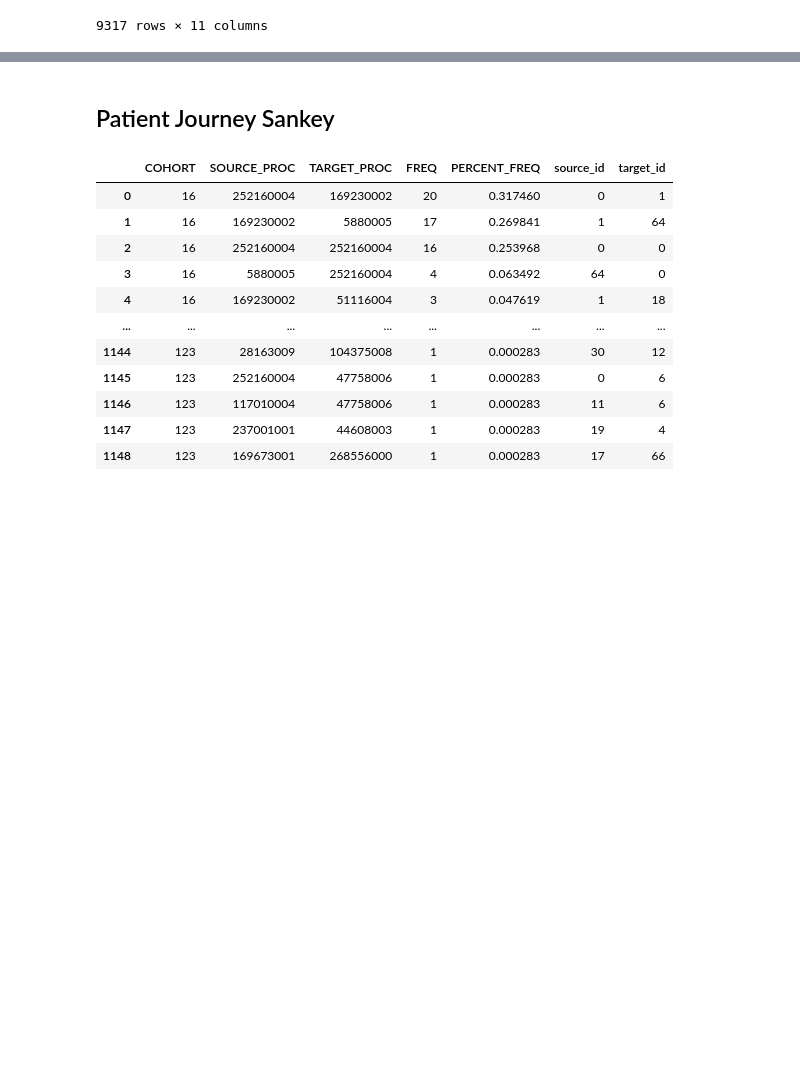
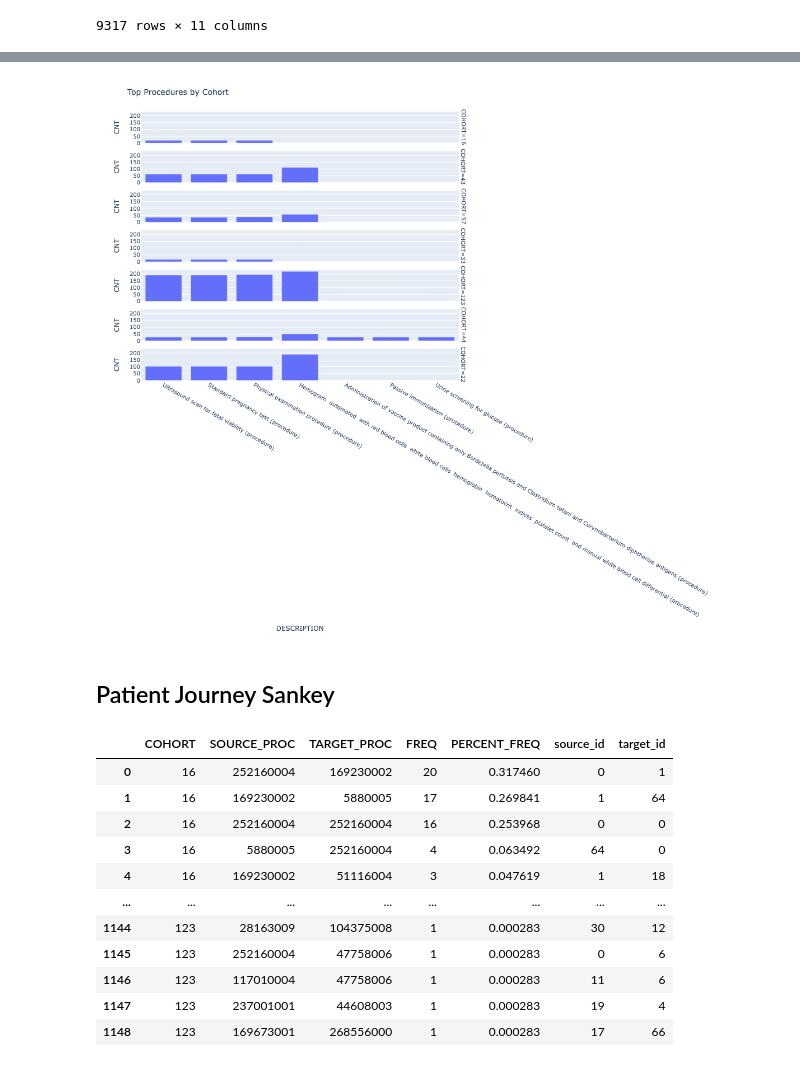
Before and after one commit to stumoore/snowflake-graph-analytics, a Jupyter notebook: patient-journey/pj-demo-step3-insights.ipynb, the cells around one changed output, grey strips where cells are left out. Saved outputs shown, nothing was run; the diff lists cells and outputs as text; code cells hidden in the pictures; blank space fills up the shorter version.

Commit message:
Updating Visuals in Patient Journey Notebook

```diff
--- a/patient-journey/pj-demo-step3-insights.ipynb
+++ b/patient-journey/pj-demo-step3-insights.ipynb
@@ -4,7 +4,7 @@
 from snowflake.snowpark import Session
 from snowflake.snowpark.version import VERSION
 
-session = Session.builder.config("connection_name", "patient_journey").create()
+session = Session.builder.config("connection_name", "patient_journey2").create()
 # %%
 snowflake_environment = session.sql('SELECT current_user(), current_version()').collect()
 snowpark_version = VERSION
@@ -166,0 +113,15 @@ fig.show()
+# %%
+proc_cohort_agg_df = session.sql(f'''
+    SELECT Cohort, Code, Description, Cnt, Rank
+    FROM (
+        SELECT Cohort, Code, Description, Cnt, RANK() OVER (PARTITION BY Cohort ORDER BY Cnt DESC) AS Rank
+        FROM (
+            SELECT Cohort, Code, Description, COUNT(*) AS Cnt
+            FROM PATIENT_DB.PUBLIC.PROCEDURE_COHORTS
+            GROUP BY Cohort, Code, Description
+        )
+    )
+    WHERE Rank <=3
+''').to_pandas()
+#proc_cohort_agg_df['COHORT'] = proc_cohort_agg_df['COHORT'].astype(str)
+proc_cohort_agg_df
@@ -167,3 +146,17 @@ fig.show()
+# %%
+import plotly.express as px
+
+fig = px.bar(proc_cohort_agg_df, x="DESCRIPTION", y="CNT",
+             facet_row="COHORT")
+
+fig.update_layout(title_text=f"Top Procedures by Cohort",
+        font_size=10,
+        height=1000,
+        width=1200
+)
+fig.show()
+# %% [output]
+[figure, added]
 # %% [markdown]
 ## Patient Journey Sankey
 # %%
```
Also changed, not shown: parts of 9 cells of this notebook.
